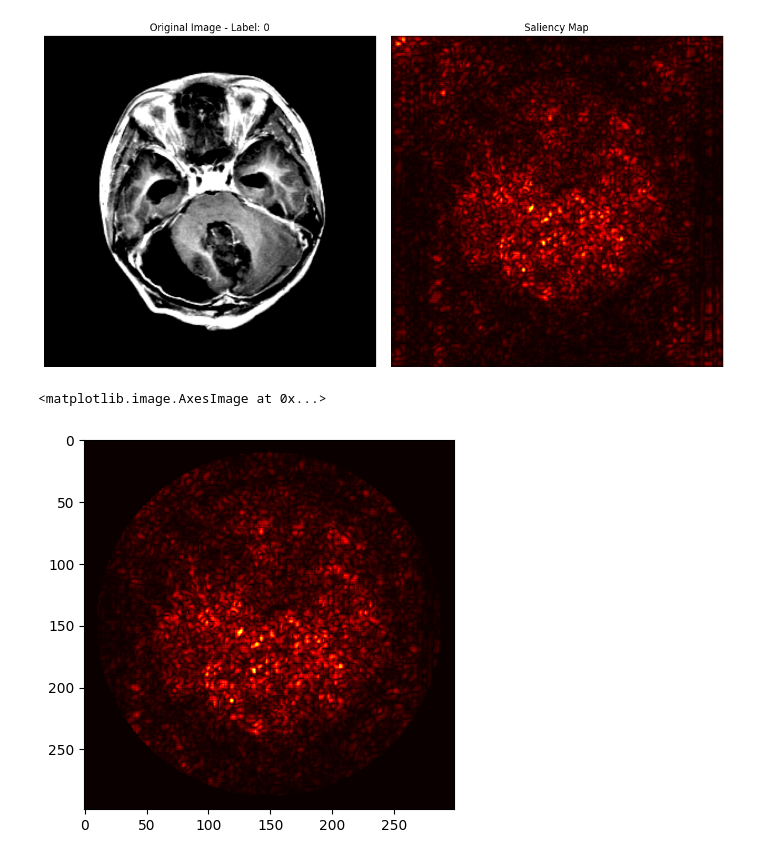
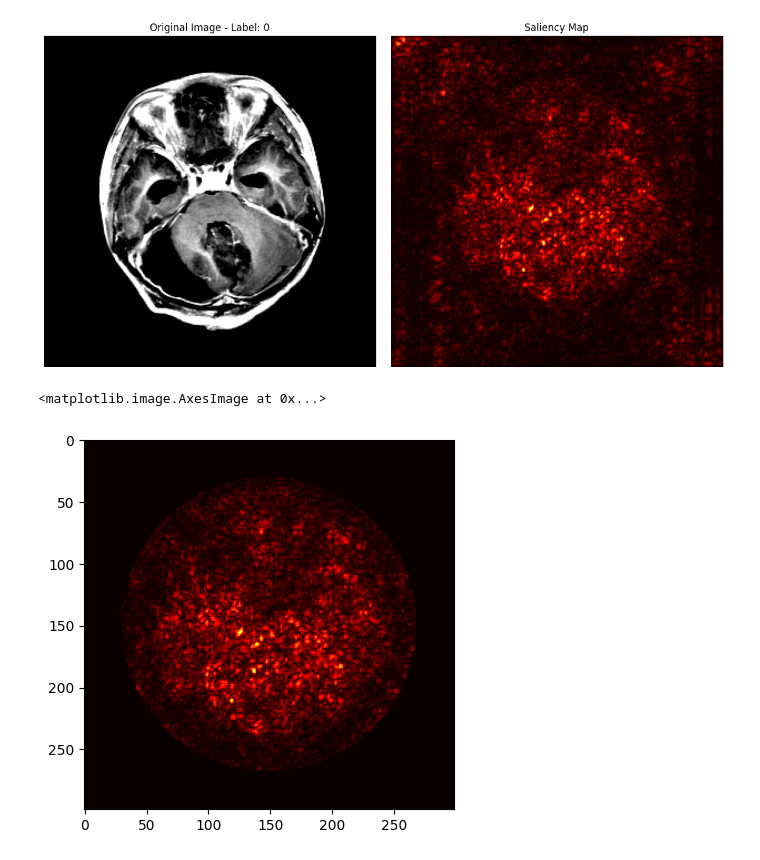
Before and after one commit to jesdin/Brain-Tumor-Classification, a Jupyter notebook: notebooks/train.ipynb, the cells around one changed output. Drawn from its saved outputs; the diff is of its cells as text; code cells hidden in the pictures.

```diff
--- a/notebooks/train.ipynb
+++ b/notebooks/train.ipynb
@@ -274,25 +274,25 @@ Clipping input data to the valid range for imshow with RGB data ([0..1] for floa
 # %%
 # Create a Circular Mask to focus on Brain
 def create_circular_mask(h, w, center=None, radius=None):
     """Generate a circular mask to highlight the brain area."""
     if center is None:
         center = (int(w / 2), int(h / 2))
     if radius is None:
-        radius = min(center[0], center[1], w - center[0], h - center[1]) - 10
+        radius = min(center[0], center[1], w - center[0], h - center[1]) - 30
 
     Y, X = np.ogrid[:h, :w]
     dist_from_center = np.sqrt((X - center[0]) ** 2 + (Y - center[1]) ** 2)
     mask = dist_from_center <= radius
     return mask
 
 h, w = saliency_map.shape
 circular_mask = create_circular_mask(h, w)
 # remove areas outside the mask
 saliency_map[~circular_mask] = 0
 plt.imshow(saliency_map, cmap='hot')
 # %% [output]
 <matplotlib.image.AxesImage at 0x...>
-[figure, old version]
+[figure, new version]
 # %%
 # Normalize
 saliency_map = (saliency_map - saliency_map.min()) / (saliency_map.max() - saliency_map.min())
```
Also changed, not shown: parts of 6 cells of this notebook.
